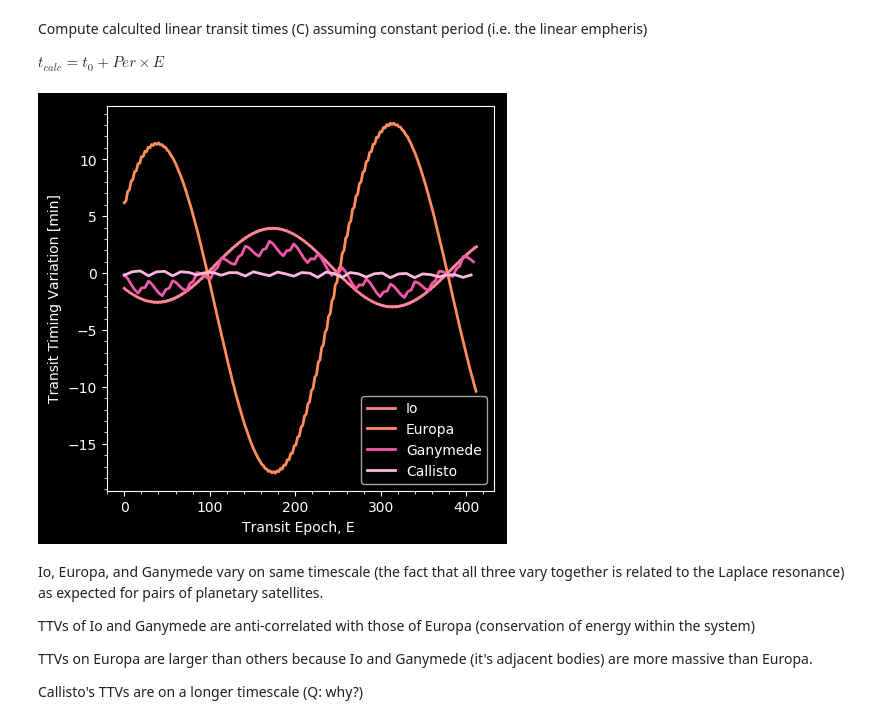
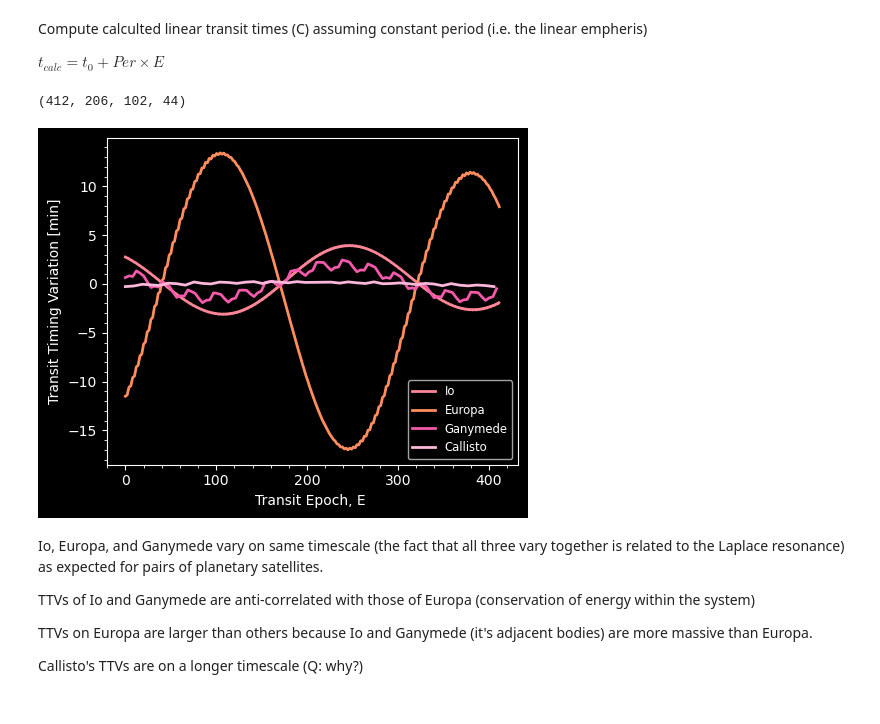
Before and after one commit to bmlindor/galileo, a Jupyter notebook: ProgessfromAugust.ipynb, the cells around one changed output. Saved outputs shown, nothing was run; the diff lists cells and outputs as text; code cells hidden in the pictures.

```diff
--- a/ProgessfromAugust.ipynb
+++ b/ProgessfromAugust.ipynb
@@ -26,7 +16,8 @@ calc_obs_loc (generic function with 1 method)
 Integrate orbits from JPL Epheremis
 # %%
 nyear=2.0
-jd_start=2443000.0;
+# jd_start=2443000.0;
+jd_start = 2451545.0
 jd_end=jd_start + nyear*365.25;
 jdsize=1000
 times=range(jd_start, stop=jd_end, length=jdsize)
@@ -244,20 +243,25 @@ tt0_IO  = collect(t0_io .+ per_io .* range(0,stop=length(tt_IO)-1,length=length(
 tt0_EUR  = collect(t0_eur .+ per_eur .* range(0,stop=length(tt_EUR)-1,length=length(tt_EUR))) ;
 tt0_GAN  = collect(t0_gan .+ per_gan .* range(0,stop=length(tt_GAN)-1,length=length(tt_GAN))) ;
 tt0_CAL  = collect(t0_cal .+ per_cal .* range(0,stop=length(tt_CAL)-1,length=length(tt_CAL))) ;
+nt1,nt2,nt3,nt4=length(tt_IO),length(tt_EUR),length(tt_GAN),length(tt_CAL)
+# %% [output]
+(412, 206, 102, 44)
 # %%
 # rc("font",family="sans-serif")
-fig,ax=subplots(1,figsize=(5,5))
+fig,ax=subplots(1,figsize=(5,4))
 ax.set_prop_cycle(co_cycle)
 ax.plot((tt_IO.-t0_io)/per_io,(tt_IO.-tt0_IO).*24*60,label="Io",lw=2)
 ax.plot((tt_EUR.-t0_eur)/per_io,(tt_EUR.-tt0_EUR).*24*60,label="Europa",lw=2)
 ax.plot((tt_GAN.-t0_gan)/per_io,(tt_GAN.-tt0_GAN).*24*60,label="Ganymede",lw=2)
 ax.plot((tt_CAL.-t0_cal)/per_io,(tt_CAL.-tt0_CAL).*24*60,label="Callisto",lw=2)
 ax.set_xlabel("Transit Epoch, E ")
 ax.set_ylabel("Transit Timing Variation [min]")
-ax.legend()
+ax.legend(fontsize="small")
+tight_layout()
 ax.minorticks_on()
+savefig("galilean_TTVs_J2000.png",dpi=150)
 # %% [output]
-[figure, old version]
+[figure, new version]
 # %% [markdown]
 Io, Europa, and Ganymede vary on same timescale (the fact that all three vary together is related to the Laplace resonance) as expected for pairs of planetary satellites.
 
```
Also changed, not shown: parts of 90 cells of this notebook, 35 other files.
